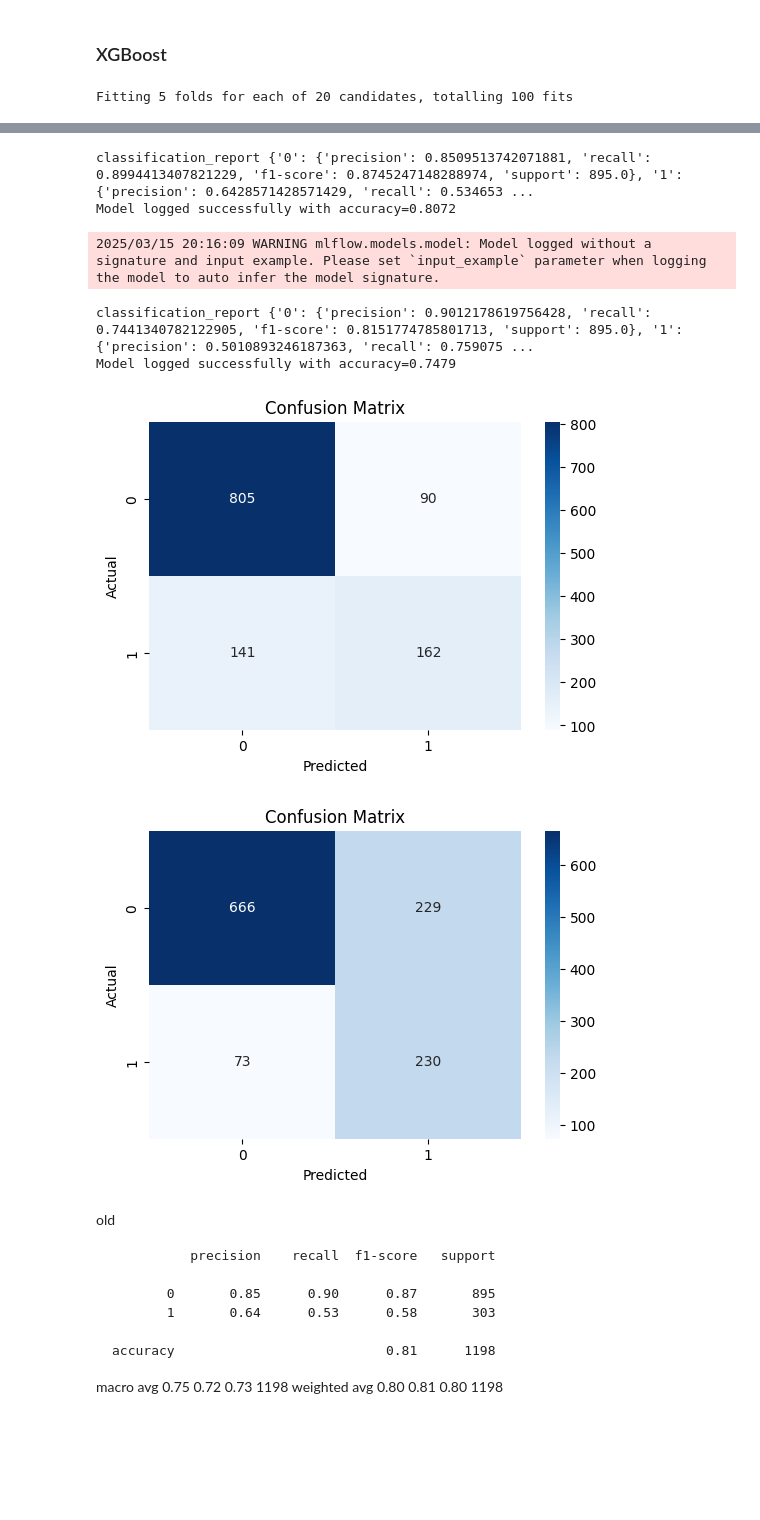
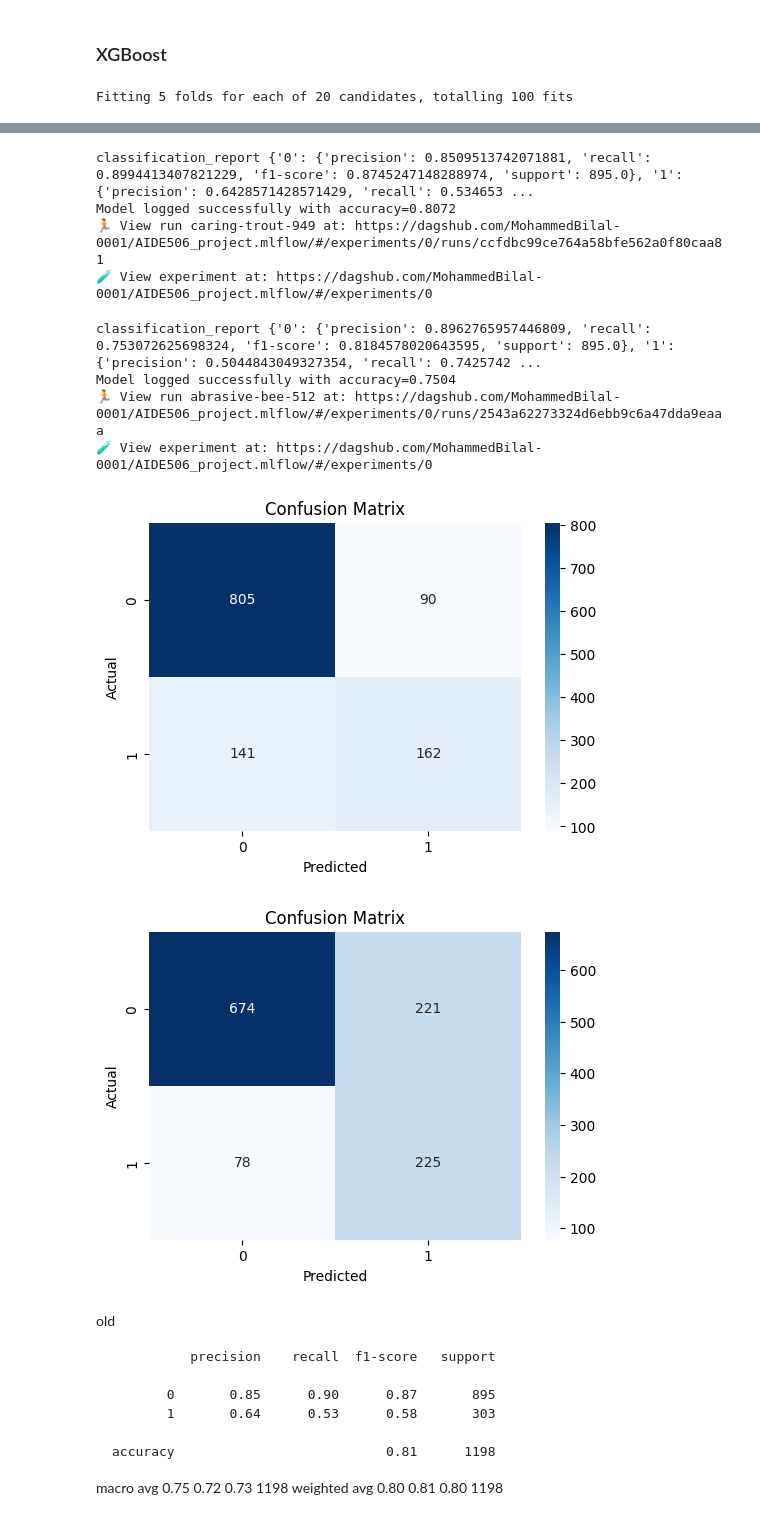
Before and after one commit to MohammedBilal-0001/AIDE506_project, a Jupyter notebook: notebook/StackedModel.ipynb, the cells around one changed output, grey strips where cells are left out. Drawn from its saved outputs; the diff is of its cells as text; code cells hidden in the pictures; blank space fills up the shorter version.

```diff
--- a/notebook/StackedModel.ipynb
+++ b/notebook/StackedModel.ipynb
@@ -67,7 +73,7 @@ print(X_resampled.shape,X_train_val.shape)
 ## find best hyperParameter for each
 # %%
 # Set MLflow experiment name. This will get created if it doesn't exist
-experiment_name = "Find_HyperParameter_Experiment"
+experiment_name = "Find_HyperParameter_Experiment_DagsHub"
 experiment_id = mlflow.create_experiment(experiment_name)
 mlflow.set_experiment(experiment_name)
 # %% [output]
@@ -78,7 +84,7 @@ mlflow.set_experiment(experiment_name)
 # %% [output]
 <Experiment: artifact_location='file:///g:/LebanseUni/M2/S1/AIDE506-Advanced%20Machine%20learining%20Topics/Project/notebook/mlruns/419857677692309404', creation_time=1742050110773, experiment_id='419 ...
 # %%
-def train_and_log_model(model, X_train, y_train, X_test, y_test,note,is_search):
+def train_and_log_model(model, X_train, y_train, X_test, y_test,note,is_search,DVC_Hash):
     with mlflow.start_run():
         # Train the model
         model.fit(X_train, y_train)
@@ -100,6 +106,9 @@ def train_and_log_model(model, X_train, y_train, X_test, y_test,note,is_search):
         mlflow.log_metric("recall", class_report["weighted avg"]["recall"])
         mlflow.log_metric("f1-score", class_report["weighted avg"]["f1-score"])
 
+        # Log Data setHash
+        mlflow.log_param("DataSetHash",DVC_Hash)
+        mlflow.log_param("Seed",42)
 
         # Log parameters of the model (if applicable)
         if hasattr(model, "get_params"):
@@ -150,9 +159,9 @@ param_grid = {
 rf = RandomForestClassifier()
 random_search = RandomizedSearchCV(estimator= rf, param_distributions= param_grid, n_iter=100, cv=5, n_jobs=-1, scoring='accuracy')
 
-train_and_log_model(random_search,X_train,y_train,X_val,y_val,"Finding the best hyper parameters for the Randomforest",True)
+train_and_log_model(random_search,X_train,y_train,X_val,y_val,"Finding the best hyper parameters for the Randomforest",True,'e79b400eb031a3c4a43701815c361560')
 best_parameters=random_search.best_params_
 rf_best_params = RandomForestClassifier(**best_parameters)
 
-train_and_log_model(rf_best_params,X_resampled,y_resampled,X_val,y_val,"training  Randomforest on resampled data",False)
+train_and_log_model(rf_best_params,X_resampled,y_resampled,X_val,y_val,"training  Randomforest on resampled data",False,'e79b400eb031a3c4a43701815c361560')
 # %% [output]
@@ -215,9 +226,9 @@ model = LogisticRegression(max_iter=1000)
 grid_search = GridSearchCV(model, param_grid, cv=5, scoring='accuracy', n_jobs=-1, error_score='raise')
 
 
-train_and_log_model(grid_search,X_train,y_train,X_val,y_val,"Finding the best hyper parameters for the Logistic Reg",True)
+train_and_log_model(grid_search,X_train,y_train,X_val,y_val,"Finding the best hyper parameters for the Logistic Reg",True,'e79b400eb031a3c4a43701815c361560')
 best_parameters=grid_search.best_params_
 Lr_best_params = LogisticRegression(**best_parameters, max_iter=1000)
 
-train_and_log_model(Lr_best_params,X_resampled,y_resampled,X_val,y_val,"training  Logistic  on resampled data",False)
+train_and_log_model(Lr_best_params,X_resampled,y_resampled,X_val,y_val,"training  Logistic  on resampled data",False,'e79b400eb031a3c4a43701815c361560')
 # %% [output]
@@ -291,11 +304,11 @@ random_search = RandomizedSearchCV(
 )
 
 
-train_and_log_model(random_search,X_train,y_train,X_val,y_val,"Finding the best hyper parameters for the XGB ",True)
+train_and_log_model(random_search,X_train,y_train,X_val,y_val,"Finding the best hyper parameters for the XGB ",True,'e79b400eb031a3c4a43701815c361560')
 best_parameters=random_search.best_params_
 XGB_best_params = XGBClassifier(**best_parameters)
 
-train_and_log_model(XGB_best_params,X_resampled,y_resampled,X_val,y_val,"training  LoXGB on resampled data",False)
+train_and_log_model(XGB_best_params,X_resampled,y_resampled,X_val,y_val,"training  LoXGB on resampled data",False,'e79b400eb031a3c4a43701815c361560')
 # %% [output]
 Fitting 5 folds for each of 20 candidates, totalling 100 fits
 Parameters: { "use_label_encoder" } are not used.
@@ -305,10 +317,13 @@ Parameters: { "use_label_encoder" } are not used.
 classification_report {'0': {'precision': 0.8509513742071881, 'recall': 0.8994413407821229, 'f1-score': 0.8745247148288974, 'support': 895.0}, '1': {'precision': 0.6428571428571429, 'recall': 0.534653 ...
 Model logged successfully with accuracy=0.8072
+🏃 View run caring-trout-949 at: https://dagshub.com/MohammedBilal-0001/AIDE506_project.mlflow/#/experiments/0/runs/ccfdbc99ce764a58bfe562a0f80caa81
+🧪 View experiment at: https://dagshub.com/MohammedBilal-0001/AIDE506_project.mlflow/#/experiments/0
-2025/03/15 20:16:09 WARNING mlflow.models.model: Model logged without a signature and input example. Please set `input_example` parameter when logging the model to auto infer the model signature.
+classification_report {'0': {'precision': 0.8962765957446809, 'recall': 0.753072625698324, 'f1-score': 0.8184578020643595, 'support': 895.0}, '1': {'precision': 0.5044843049327354, 'recall': 0.7425742 ...
+Model logged successfully with accuracy=0.7504
+🏃 View run abrasive-bee-512 at: https://dagshub.com/MohammedBilal-0001/AIDE506_project.mlflow/#/experiments/0/runs/2543a62273324d6ebb9c6a47dda9eaaa
+🧪 View experiment at: https://dagshub.com/MohammedBilal-0001/AIDE506_project.mlflow/#/experiments/0
-classification_report {'0': {'precision': 0.9012178619756428, 'recall': 0.7441340782122905, 'f1-score': 0.8151774785801713, 'support': 895.0}, '1': {'precision': 0.5010893246187363, 'recall': 0.759075 ...
-Model logged successfully with accuracy=0.7479
 [figure]
-[figure, old version]
+[figure, new version]
 # %% [markdown]
 old
 
```
Also changed, not shown: parts of 10 cells of this notebook, 6 other files.
